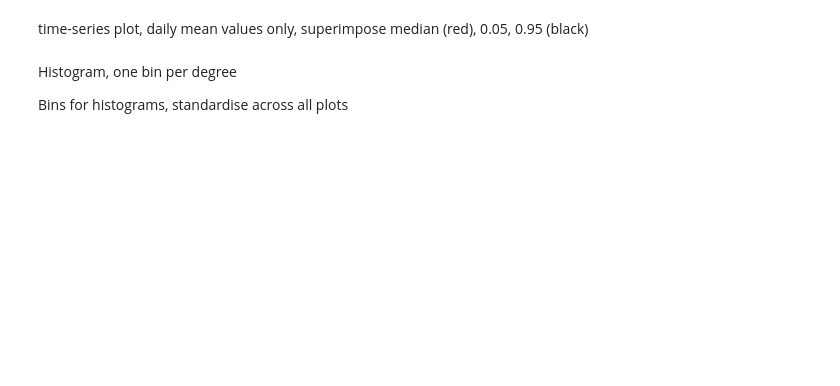
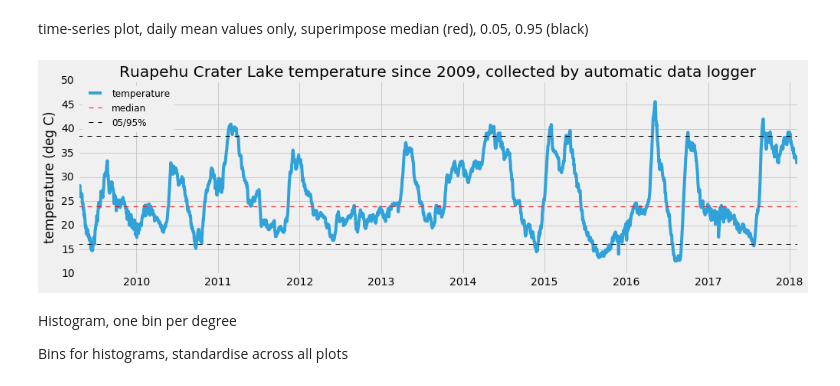
Before and after one commit to rumachan/iPythonNotebooks, a Jupyter notebook: rcl_temperature/rcl_temp-news.ipynb, the cells around one changed output. Drawn from its saved outputs; the diff is of its cells as text; code cells hidden in the pictures; blank space fills up the shorter version.

```diff
--- a/rcl_temperature/rcl_temp-news.ipynb
+++ b/rcl_temperature/rcl_temp-news.ipynb
@@ -15,5 +16,7 @@ import matplotlib.pyplot as plt
 import numpy as np
 %matplotlib inline
+# %%
+style.use('fivethirtyeight')
 # %%
 HTML('''<script>
 code_show=true;
@@ -50,15 +73,18 @@ dfday[' t (C)'].describe()
 # %% [markdown]
 time-series plot, daily mean values only, superimpose median (red), 0.05, 0.95 (black)
 # %%
-temp = dfday[' t (C)'].plot(figsize=(15,5), title='Ruapehu Crater Lake temperature. Automatic (data logger) observations', label='temperature')
+temp = dfday[' t (C)'].plot(figsize=(15,5), title='Ruapehu Crater Lake temperature since 2009, collected by automatic data logger', label='temperature')
 temp.set_ylabel("temperature (deg C)")
 
 temp.axhline(dfday[' t (C)'].median(), color='red', linestyle='dashed', linewidth=1, label='median')
 
 temp.axhline(dfday[' t (C)'].quantile(q=0.05), color='black', linestyle='dashed', linewidth=1, label='05/95%')
 temp.axhline(dfday[' t (C)'].quantile(q=0.95), color='black', linestyle='dashed', linewidth=1)
-
-tp = temp.legend(loc='best')
+temp.set_xlabel('')
+plt.xticks(rotation='horizontal', ha='center')
+tp = temp.legend(loc='best', fontsize=12)
+# %% [output]
+[figure, added]
 # %%
 fig = tp.get_figure()
 fig.savefig('rcltemp-news_plot.png', dpi=200)
```
Also changed, not shown: parts of 10 cells of this notebook.
